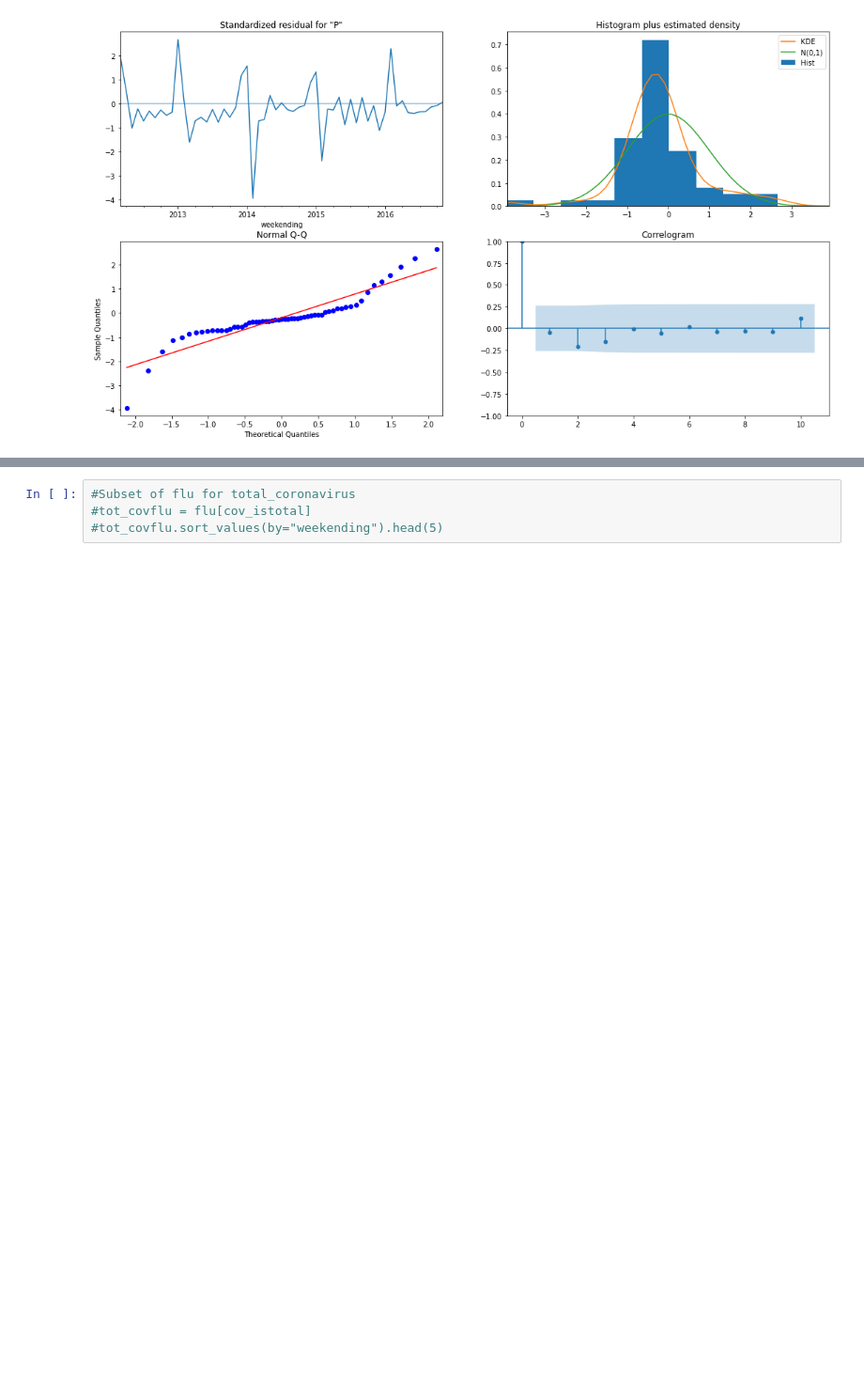
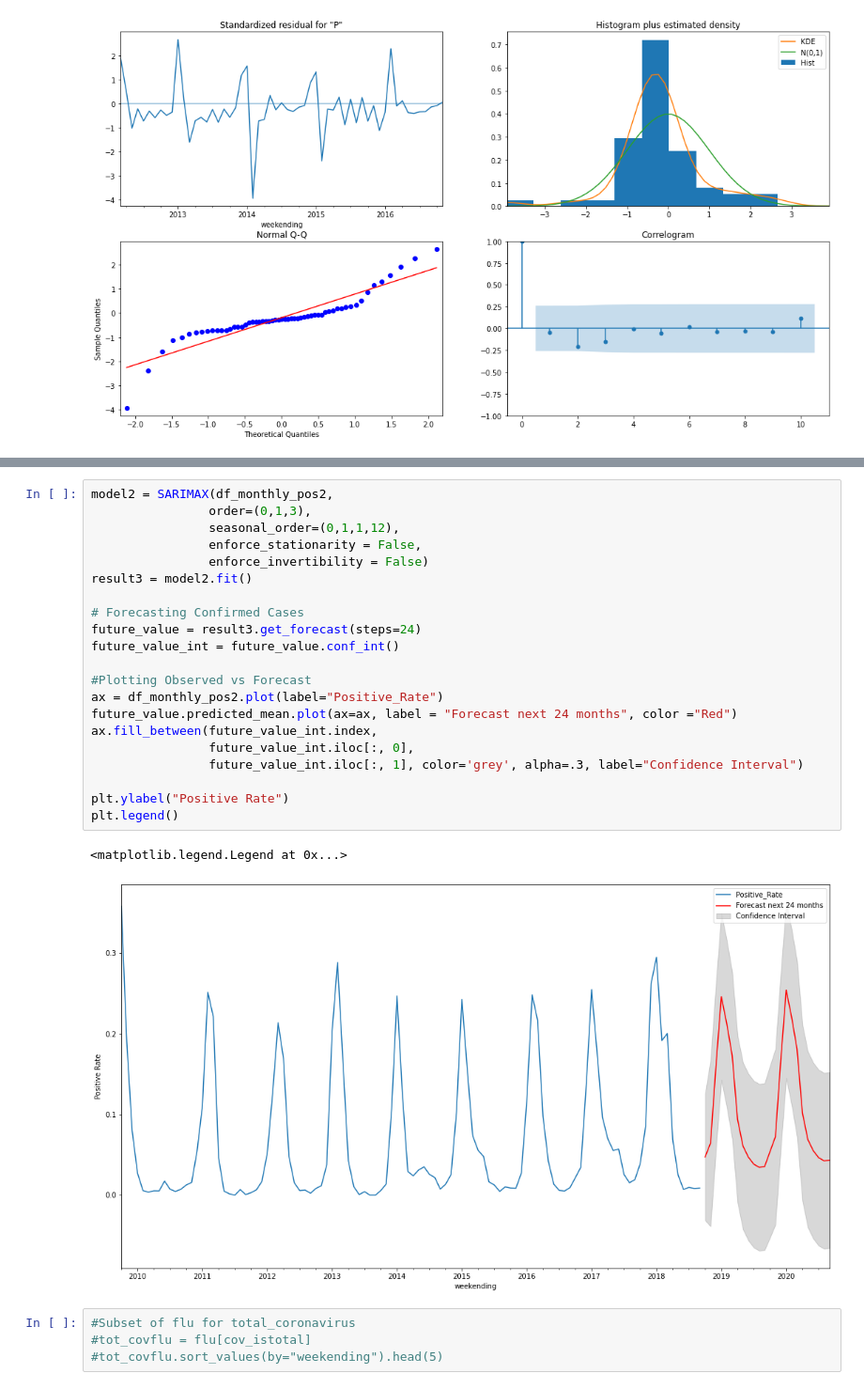
Before and after one commit to danypark91/ts_sarimax, a Jupyter notebook: flu.ipynb, the cells around one changed output, grey strips where cells are left out. Shown at 94% size. Cells and saved outputs as stored; diff of their text form; blank space fills up the shorter version.

```diff
--- a/flu.ipynb
+++ b/flu.ipynb
@@ -529,3 +542,27 @@ plt.legend()
+# %%
+model2 = SARIMAX(df_monthly_pos2,
+                order=(0,1,3),
+                seasonal_order=(0,1,1,12),
+                enforce_stationarity = False,
+                enforce_invertibility = False)
+result3 = model2.fit()
+
+# Forecasting Confirmed Cases
+future_value = result3.get_forecast(steps=24)
+future_value_int = future_value.conf_int()
+
+#Plotting Observed vs Forecast
+ax = df_monthly_pos2.plot(label="Positive_Rate")
+future_value.predicted_mean.plot(ax=ax, label = "Forecast next 24 months", color ="Red")
+ax.fill_between(future_value_int.index,
+                future_value_int.iloc[:, 0],
+                future_value_int.iloc[:, 1], color='grey', alpha=.3, label="Confidence Interval")
+
+plt.ylabel("Positive Rate")
+plt.legend()
+# %% [output]
+<matplotlib.legend.Legend at 0x...>
+[figure, added]
 # %%
 #Subset of flu for total_coronavirus
 #tot_covflu = flu[cov_istotal]
```
Also changed, not shown: parts of 6 cells of this notebook.
